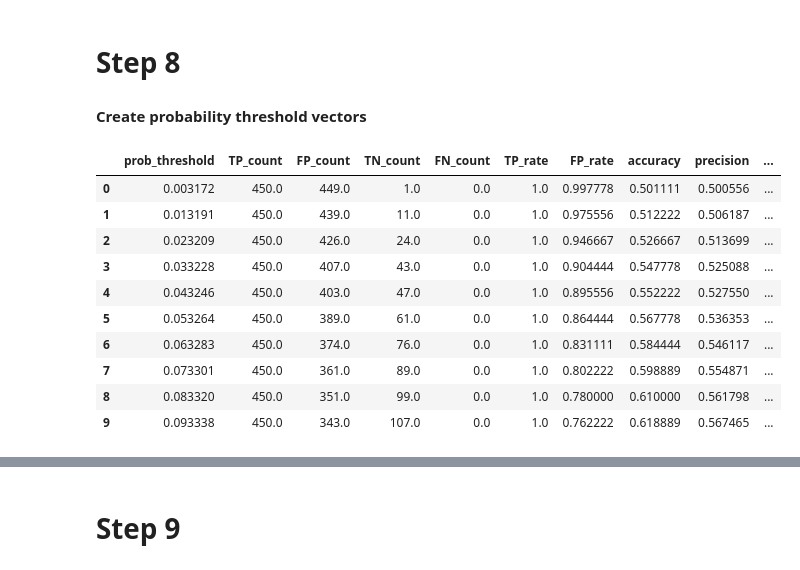
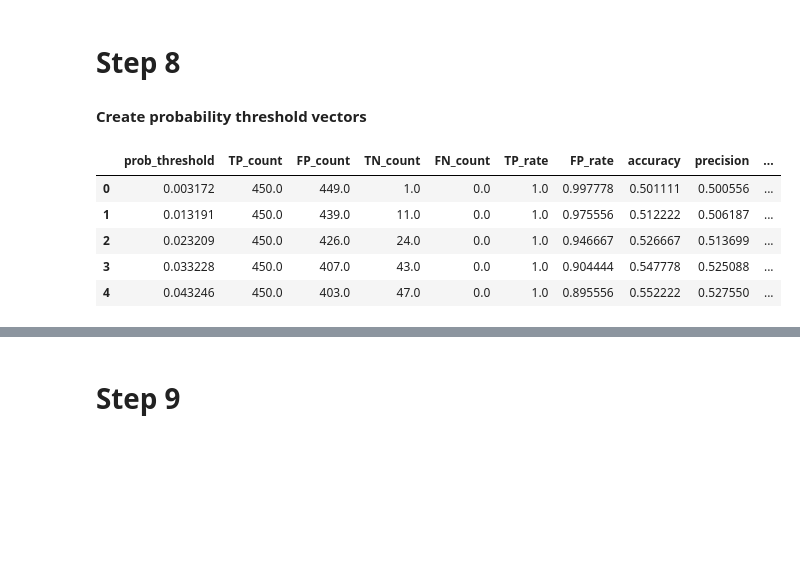
Before and after one commit to mwnewlin/AFIT, a Jupyter notebook: CSCE 623/code/HW2/NEWLIN_HW2.ipynb, the cells around one changed output, grey strips where cells are left out. Saved outputs shown, nothing was run; the diff lists cells and outputs as text; code cells hidden in the pictures; blank space fills up the shorter version.

```diff
--- a/CSCE 623/code/HW2/NEWLIN_HW2.ipynb
+++ b/CSCE 623/code/HW2/NEWLIN_HW2.ipynb
@@ -575,9 +575,10 @@ data3_probs_log_reg = dataset3_prob_lr[:, [1]]
 probs_log_reg = np.concatenate((data1_probs_log_reg, data2_probs_log_reg, data3_probs_log_reg))
 min_prob_lr = np.min(probs_log_reg)
 max_prob_lr = np.max(probs_log_reg)
+#Epsilon term to replicate (min,max) interval instead of [min, max]
 epsilon = 0.001
 
-#Create Thresholds vector
+#Create Thresholds vector from
 thresholds_lr = np.linspace(min_prob_lr+epsilon, max_prob_lr-epsilon, 100)
 ROC_data_lr = getROCdata(truthVals, probs_log_reg, thresholds_lr)
 
@@ -593,42 +594,36 @@ data3_probs_lda = dataset3_prob_lda[:, [1]]
 probs_lda = np.concatenate((data1_probs_lda, data2_probs_lda, data3_probs_lda))
 
 min_prob_lda = np.min(probs_lda)
 max_prob_lda = np.max(probs_lda)
 thresholds_lda = np.linspace(min_prob_lda+epsilon, max_prob_lda-epsilon, 100)
 
 ROC_data_lda = getROCdata(truthVals, probs_lda, thresholds_lda)
 
 # Get probabilities for each dataset from QDA
 data1_probs_qda = dataset1_prob_qda[:, [1]]
 data2_probs_qda = dataset2_prob_qda[:, [1]]
 data3_probs_qda = dataset3_prob_qda[:, [1]]
 
 probs_qda = np.concatenate((data1_probs_qda, data2_probs_qda, data3_probs_qda))
 
 min_prob_qda = np.min(probs_qda)
 max_prob_qda = np.max(probs_qda)
 thresholds_qda = np.linspace(min_prob_qda+epsilon, max_prob_qda-epsilon, 100)
 
 ROC_data_qda = getROCdata(truthVals, probs_qda, thresholds_qda)
 
-display(ROC_data_lr.head(10))
+display(ROC_data_lr.head())
 
-display(ROC_data_lda.head(10))
+display(ROC_data_lda.head())
 
-display(ROC_data_qda.head(10))
-#display(ROC_data3.head(10))
+display(ROC_data_qda.head())
 # %% [output]
 |  | prob_threshold | TP_count | FP_count | TN_count | FN_count | TP_rate | FP_rate | accuracy | precision | ... |
 | 0 | 0.003172 | 450.0 | 449.0 | 1.0 | 0.0 | 1.0 | 0.997778 | 0.501111 | 0.500556 | ... |
 | 1 | 0.013191 | 450.0 | 439.0 | 11.0 | 0.0 | 1.0 | 0.975556 | 0.512222 | 0.506187 | ... |
 | 2 | 0.023209 | 450.0 | 426.0 | 24.0 | 0.0 | 1.0 | 0.946667 | 0.526667 | 0.513699 | ... |
 | 3 | 0.033228 | 450.0 | 407.0 | 43.0 | 0.0 | 1.0 | 0.904444 | 0.547778 | 0.525088 | ... |
 | 4 | 0.043246 | 450.0 | 403.0 | 47.0 | 0.0 | 1.0 | 0.895556 | 0.552222 | 0.527550 | ... |
-| 5 | 0.053264 | 450.0 | 389.0 | 61.0 | 0.0 | 1.0 | 0.864444 | 0.567778 | 0.536353 | ... |
-| 6 | 0.063283 | 450.0 | 374.0 | 76.0 | 0.0 | 1.0 | 0.831111 | 0.584444 | 0.546117 | ... |
-| 7 | 0.073301 | 450.0 | 361.0 | 89.0 | 0.0 | 1.0 | 0.802222 | 0.598889 | 0.554871 | ... |
-| 8 | 0.083320 | 450.0 | 351.0 | 99.0 | 0.0 | 1.0 | 0.780000 | 0.610000 | 0.561798 | ... |
-| 9 | 0.093338 | 450.0 | 343.0 | 107.0 | 0.0 | 1.0 | 0.762222 | 0.618889 | 0.567465 | ... |
 |  | prob_threshold | TP_count | FP_count | TN_count | FN_count | TP_rate | FP_rate | accuracy | precision | ... |
 | 0 | 0.001000 | 450.0 | 395.0 | 55.0 | 0.0 | 1.000000 | 0.877778 | 0.561111 | 0.532544 | ... |
 | 1 | 0.011081 | 449.0 | 345.0 | 105.0 | 1.0 | 0.997778 | 0.766667 | 0.615556 | 0.565491 | ... |
```
Also changed, not shown: parts of 28 cells of this notebook.
